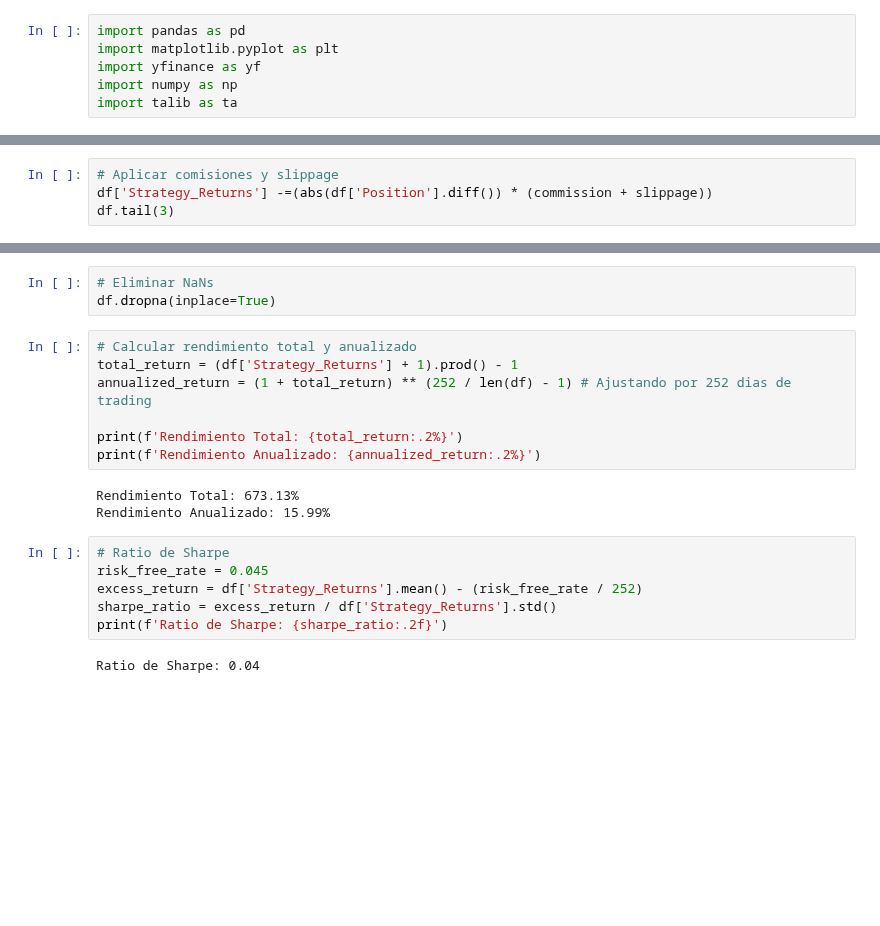
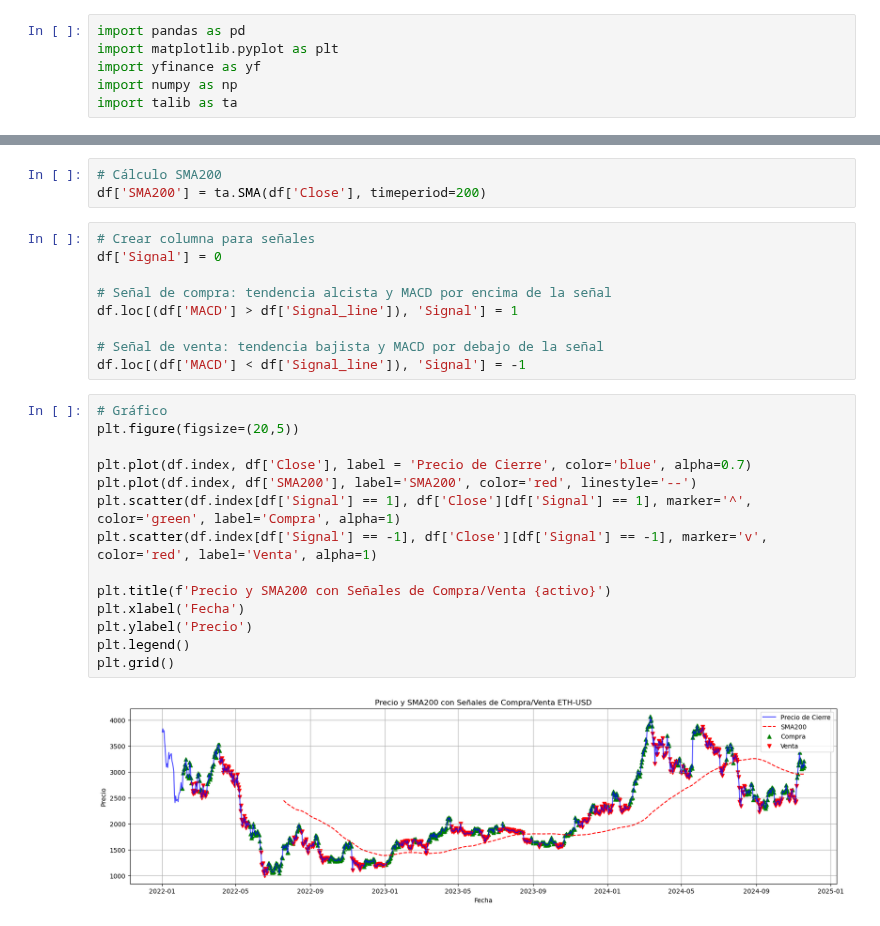
Before and after one commit to antonio-xrp/data-science-path, a Jupyter notebook: backtesting/eth/eth.ipynb, the cells around one changed output, grey strips where cells are left out. Cells and saved outputs as stored; diff of their text form; blank space fills up the shorter version.

```diff
--- a/backtesting/eth/eth.ipynb
+++ b/backtesting/eth/eth.ipynb
@@ -45,4 +14,0 @@ df['Strategy_Returns'] = df['Position'] * df['Returns']
-# %%
-# Aplicar comisiones y slippage
-df['Strategy_Returns'] -=(abs(df['Position'].diff()) * (commission + slippage))
-df.tail(3)
@@ -55,21 +15,28 @@ df.tail(3)
-# %%
-# Eliminar NaNs
-df.dropna(inplace=True)
-# %%
-# Calcular rendimiento total y anualizado
-total_return = (df['Strategy_Returns'] + 1).prod() - 1
-annualized_return = (1 + total_return) ** (252 / len(df) - 1) # Ajustando por 252 dias de trading
-
-print(f'Rendimiento Total: {total_return:.2%}')
-print(f'Rendimiento Anualizado: {annualized_return:.2%}')
-# %% [output]
-Rendimiento Total: 673.13%
-Rendimiento Anualizado: 15.99%
-# %%
-# Ratio de Sharpe
-risk_free_rate = 0.045
-excess_return = df['Strategy_Returns'].mean() - (risk_free_rate / 252)
-sharpe_ratio = excess_return / df['Strategy_Returns'].std()
-print(f'Ratio de Sharpe: {sharpe_ratio:.2f}')
-# %% [output]
-Ratio de Sharpe: 0.04
+# %%
+# Cálculo SMA200
+df['SMA200'] = ta.SMA(df['Close'], timeperiod=200)
+# %%
+# Crear columna para señales
+df['Signal'] = 0
+
+# Señal de compra: tendencia alcista y MACD por encima de la señal
+df.loc[(df['MACD'] > df['Signal_line']), 'Signal'] = 1
+
+# Señal de venta: tendencia bajista y MACD por debajo de la señal
+df.loc[(df['MACD'] < df['Signal_line']), 'Signal'] = -1
+# %%
+# Gráfico
+plt.figure(figsize=(20,5))
+
+plt.plot(df.index, df['Close'], label = 'Precio de Cierre', color='blue', alpha=0.7)
+plt.plot(df.index, df['SMA200'], label='SMA200', color='red', linestyle='--')
+plt.scatter(df.index[df['Signal'] == 1], df['Close'][df['Signal'] == 1], marker='^', color='green', label='Compra', alpha=1)
+plt.scatter(df.index[df['Signal'] == -1], df['Close'][df['Signal'] == -1], marker='v', color='red', label='Venta', alpha=1)
+
+plt.title(f'Precio y SMA200 con Señales de Compra/Venta {activo}')
+plt.xlabel('Fecha')
+plt.ylabel('Precio')
+plt.legend()
+plt.grid()
+# %% [output]
+[figure, added]
```
Also changed, not shown: parts of 9 cells of this notebook, 5 other files.
